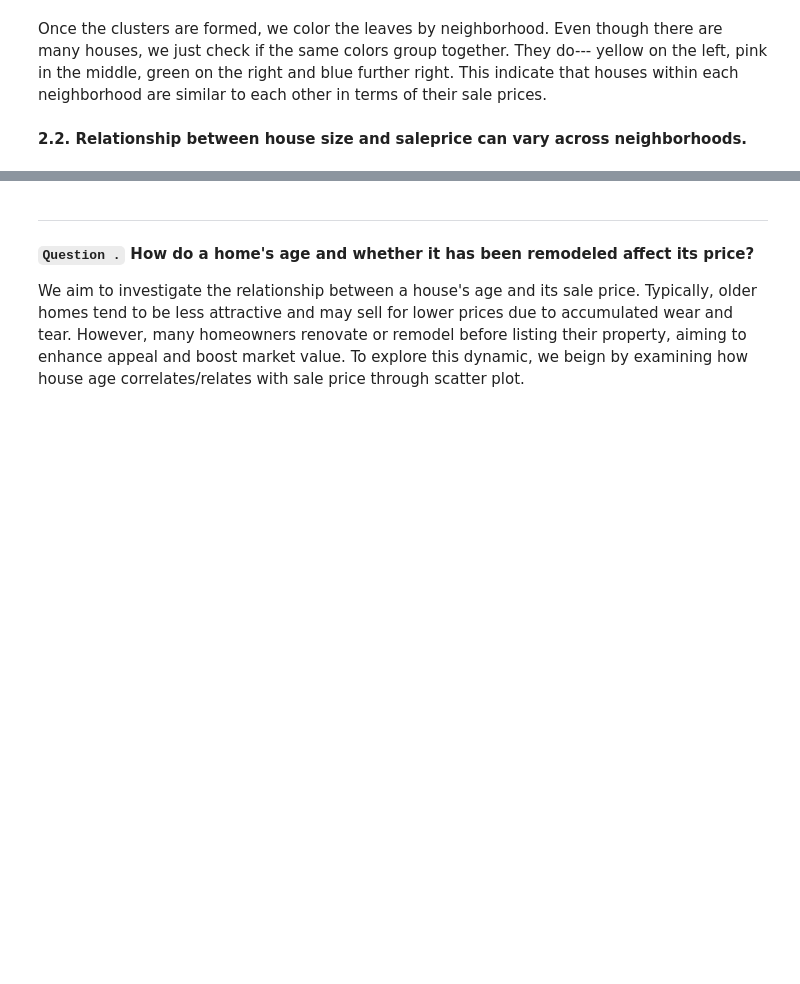
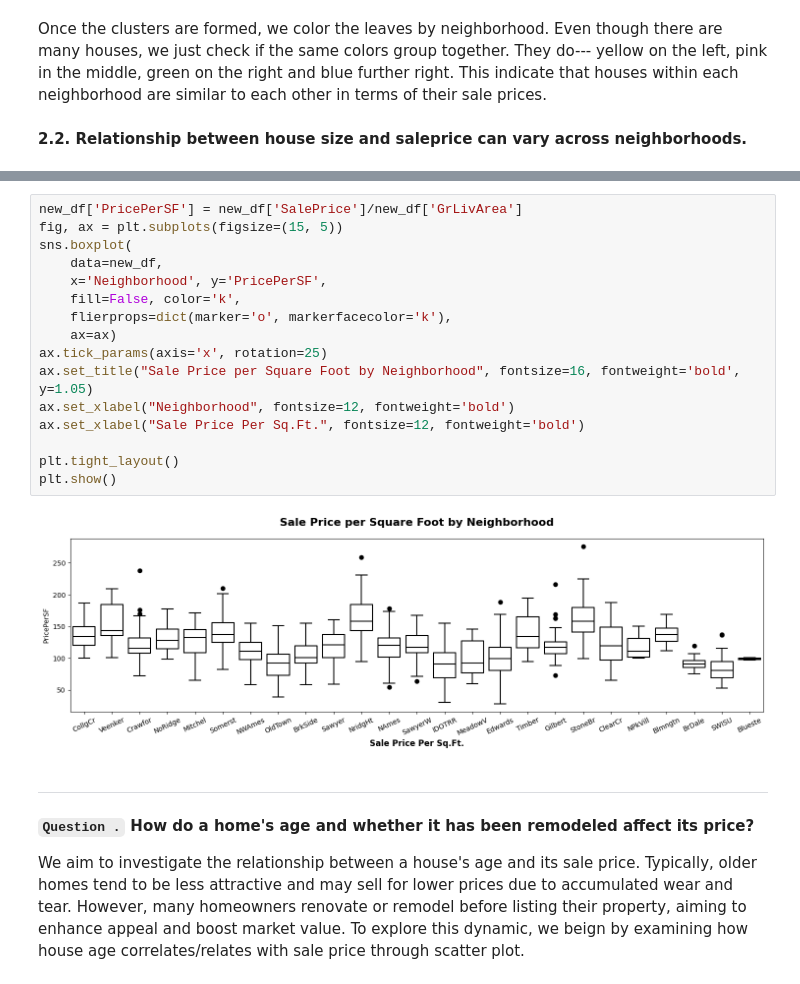
Before and after one commit to annugit1655/Real-Estate-Price-Prediction, a Jupyter notebook: Real-Estate-Price-Prediction/notebooks/EDA-house-part-1.ipynb, the cells around one changed output, grey strips where cells are left out. Cells and saved outputs as stored; diff of their text form; blank space fills up the shorter version.

```diff
--- a/Real-Estate-Price-Prediction/notebooks/EDA-house-part-1.ipynb
+++ b/Real-Estate-Price-Prediction/notebooks/EDA-house-part-1.ipynb
@@ -777,3 +810,21 @@ Once the clusters are formed, we color the leaves by neighborhood. Even though t
+# %%
+new_df['PricePerSF'] = new_df['SalePrice']/new_df['GrLivArea']
+fig, ax = plt.subplots(figsize=(15, 5))
+sns.boxplot(
+    data=new_df,
+    x='Neighborhood', y='PricePerSF',
+    fill=False, color='k',
+    flierprops=dict(marker='o', markerfacecolor='k'),
+    ax=ax)
+ax.tick_params(axis='x', rotation=25)
+ax.set_title("Sale Price per Square Foot by Neighborhood", fontsize=16, fontweight='bold', y=1.05)
+ax.set_xlabel("Neighborhood", fontsize=12, fontweight='bold')
+ax.set_xlabel("Sale Price Per Sq.Ft.", fontsize=12, fontweight='bold')
+
+plt.tight_layout()
+plt.show()
+# %% [output]
+[figure, added]
 # %% [markdown]
 ---
 **`Question .` How do a home's age and whether it has been remodeled affect its price?**
```
Also changed, not shown: parts of 6 cells of this notebook.
